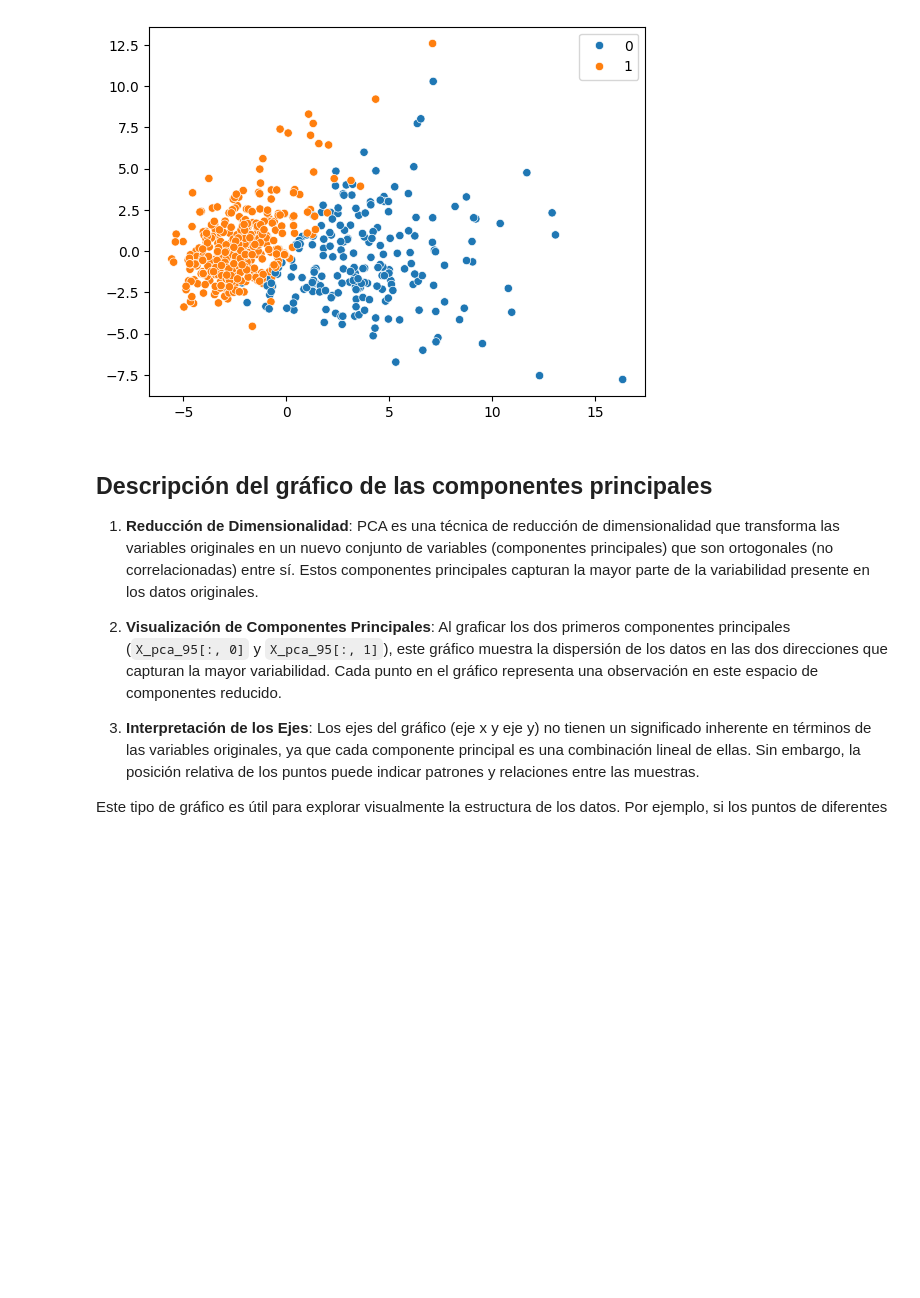
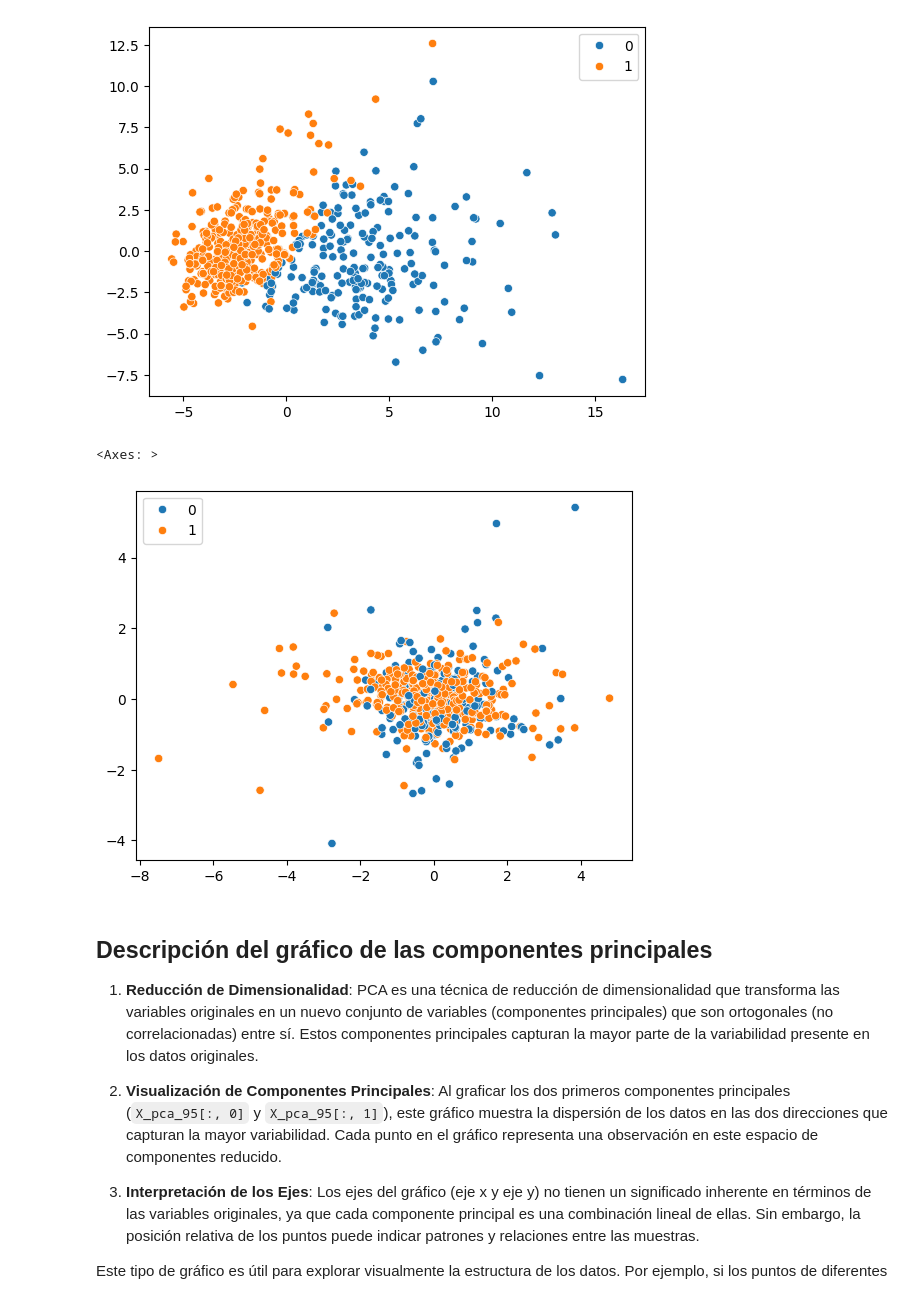
Before and after one commit to ainhoa-p/MIA, a Jupyter notebook: Modulo_2/2_3_3_Extraccion_de_caracteristicas.ipynb, the cells around one changed output. Saved outputs shown, nothing was run; the diff lists cells and outputs as text; code cells hidden in the pictures; blank space fills up the shorter version.

```diff
--- a/Modulo_2/2_3_3_Extraccion_de_caracteristicas.ipynb
+++ b/Modulo_2/2_3_3_Extraccion_de_caracteristicas.ipynb
@@ -121,3 +133,10 @@ n_var = np.cumsum(pca.explained_variance_ratio_ * 100)[9]
 print("Varianza 10 primeras componenetes:", n_var)
 # %% [output]
 Varianza 10 primeras componenetes: 95.15688143366671
+# %%
+# Alternativamente, podemos construir el conjunto que acomode el 95% de la variaza
+# del siguiente modo
+pca_95 = PCA(n_components=0.99, random_state=2020)
+pca_95.fit(X_scaled)
+X_pca_95 = pca_95.transform(X_scaled)
+print("Número de caracteristicas seleccionadas:", len(pca_95.explained_variance_ratio_))
@@ -134,6 +149,12 @@ sns.scatterplot(x=X_pca_95[:, 0], y=X_pca_95[:, 1], hue=cancer_data.target)
 # %% [output]
 <Axes: >
 [figure]
+# %%
+import seaborn as sns
+sns.scatterplot(x=X_pca_95[:, 4], y=X_pca_95[:, 6], hue=cancer_data.target)
+# %% [output]
+<Axes: >
+[figure, added]
 # %% [markdown]
 
 ## Descripción del gráfico de las componentes principales
```
Also changed, not shown: parts of 14 cells of this notebook.
